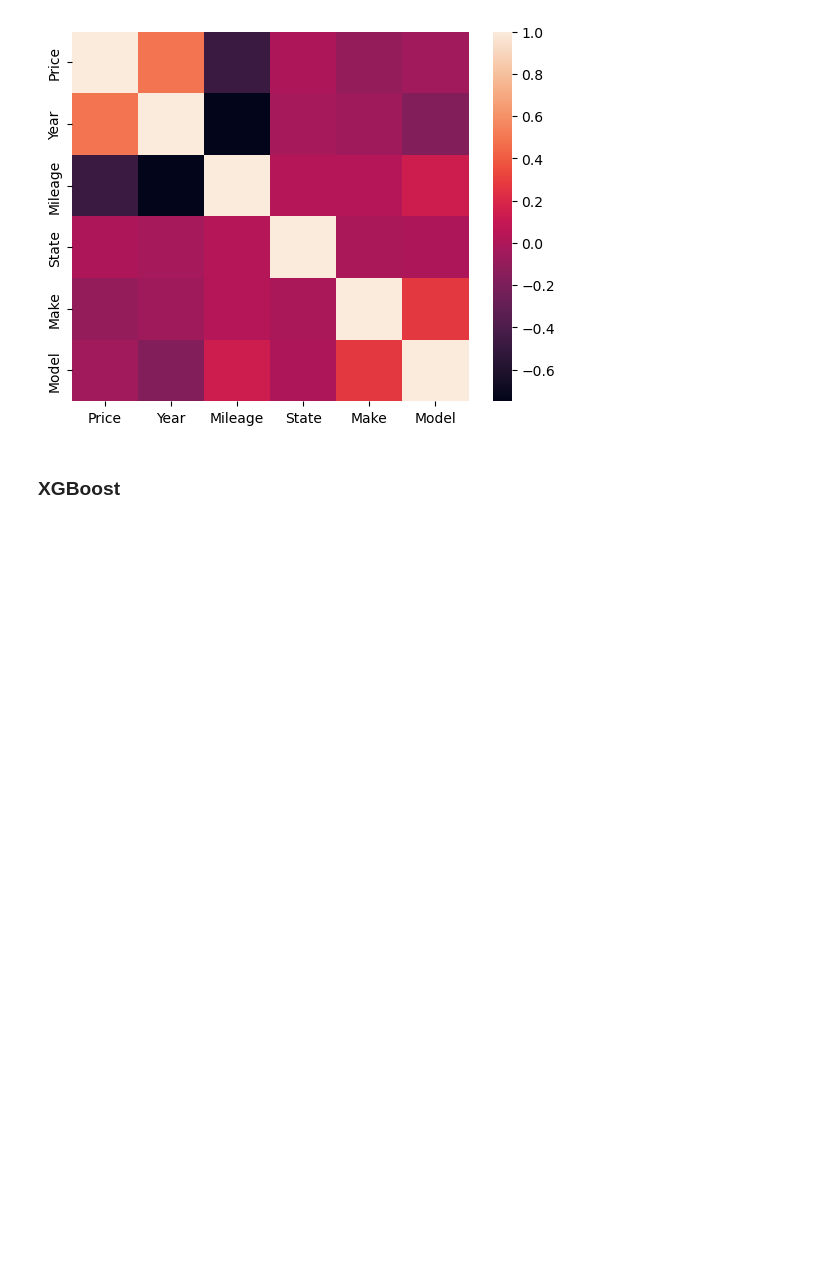
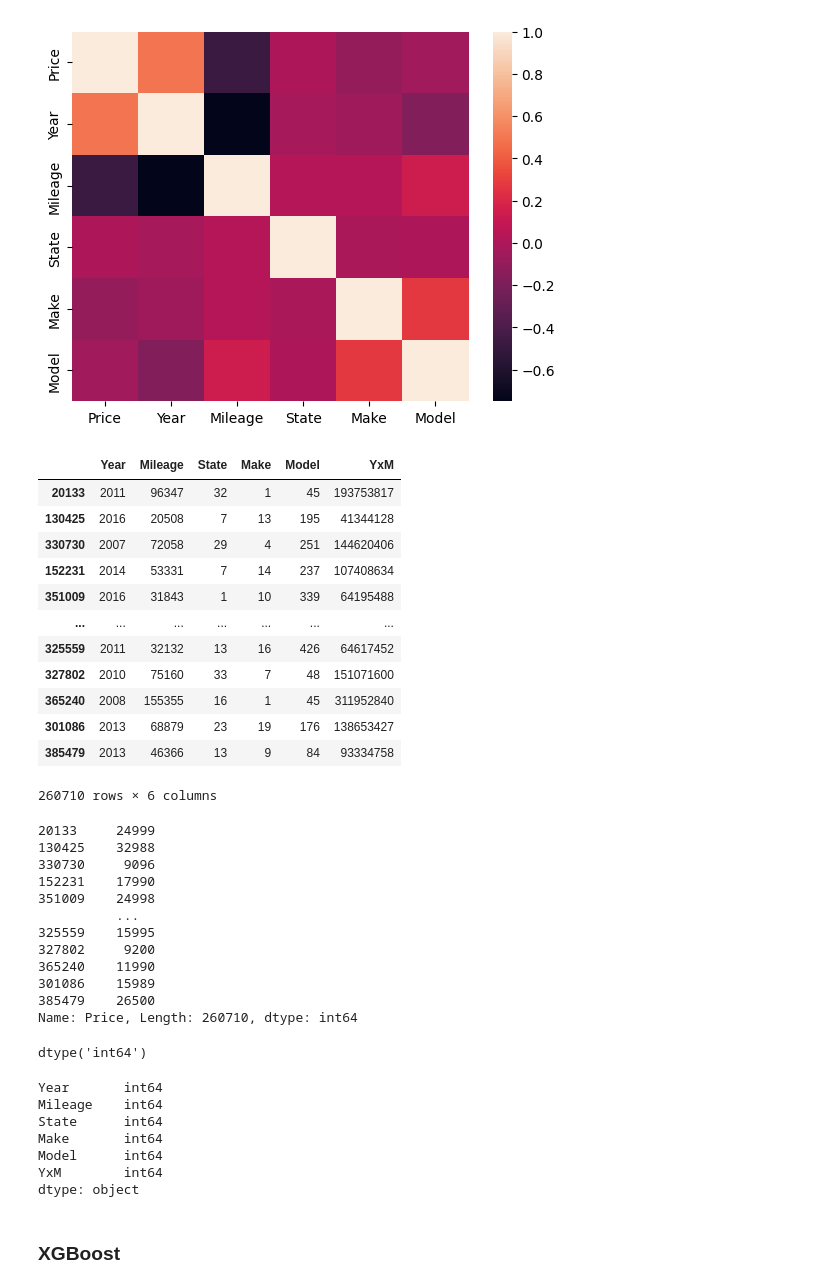
Before and after one commit to elkindavid/cars-dsa, a Jupyter notebook: cars-code.ipynb, the cells around one changed output. Drawn from its saved outputs; the diff is of its cells as text; code cells hidden in the pictures; blank space fills up the shorter version.

```diff
--- a/cars-code.ipynb
+++ b/cars-code.ipynb
@@ -277,6 +277,45 @@ y = data['Price']
 # Separación de variables predictoras (X) y variable de interés (y) en set de entrenamiento y test usandola función train_test_split
 from sklearn.model_selection import train_test_split
 X_train, X_test, y_train, y_test = train_test_split(X, y, test_size=0.33, random_state=40)
+# %%
+display(X_train)
+display(y_train)
+display(y_train.dtype)
+X_train.dtypes
+# %% [output]
+|  | Year | Mileage | State | Make | Model | YxM |
+| 20133 | 2011 | 96347 | 32 | 1 | 45 | 193753817 |
+| 130425 | 2016 | 20508 | 7 | 13 | 195 | 41344128 |
+| 330730 | 2007 | 72058 | 29 | 4 | 251 | 144620406 |
+| 152231 | 2014 | 53331 | 7 | 14 | 237 | 107408634 |
+| 351009 | 2016 | 31843 | 1 | 10 | 339 | 64195488 |
+| ... | ... | ... | ... | ... | ... | ... |
+| 325559 | 2011 | 32132 | 13 | 16 | 426 | 64617452 |
+| 327802 | 2010 | 75160 | 33 | 7 | 48 | 151071600 |
+| 365240 | 2008 | 155355 | 16 | 1 | 45 | 311952840 |
+| 301086 | 2013 | 68879 | 23 | 19 | 176 | 138653427 |
+| 385479 | 2013 | 46366 | 13 | 9 | 84 | 93334758 |
+260710 rows × 6 columns
+20133     24999
+130425    32988
+330730     9096
+152231    17990
+351009    24998
+          ...
+325559    15995
+327802     9200
+365240    11990
+301086    15989
+385479    26500
+Name: Price, Length: 260710, dtype: int64
+dtype('int64')
+Year       int64
+Mileage    int64
+State      int64
+Make       int64
+Model      int64
+YxM        int64
+dtype: object
 # %%
 models_scores = [] # To store model scores
 
```
Also changed, not shown: parts of 5 cells of this notebook.
